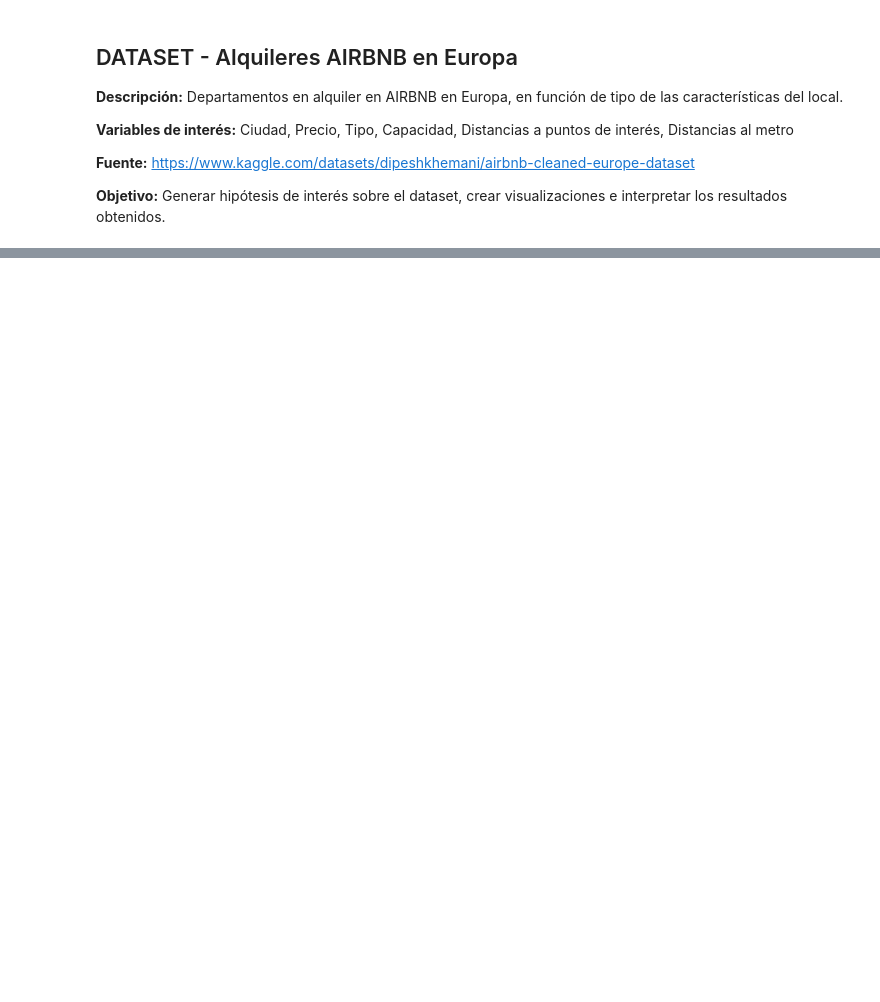
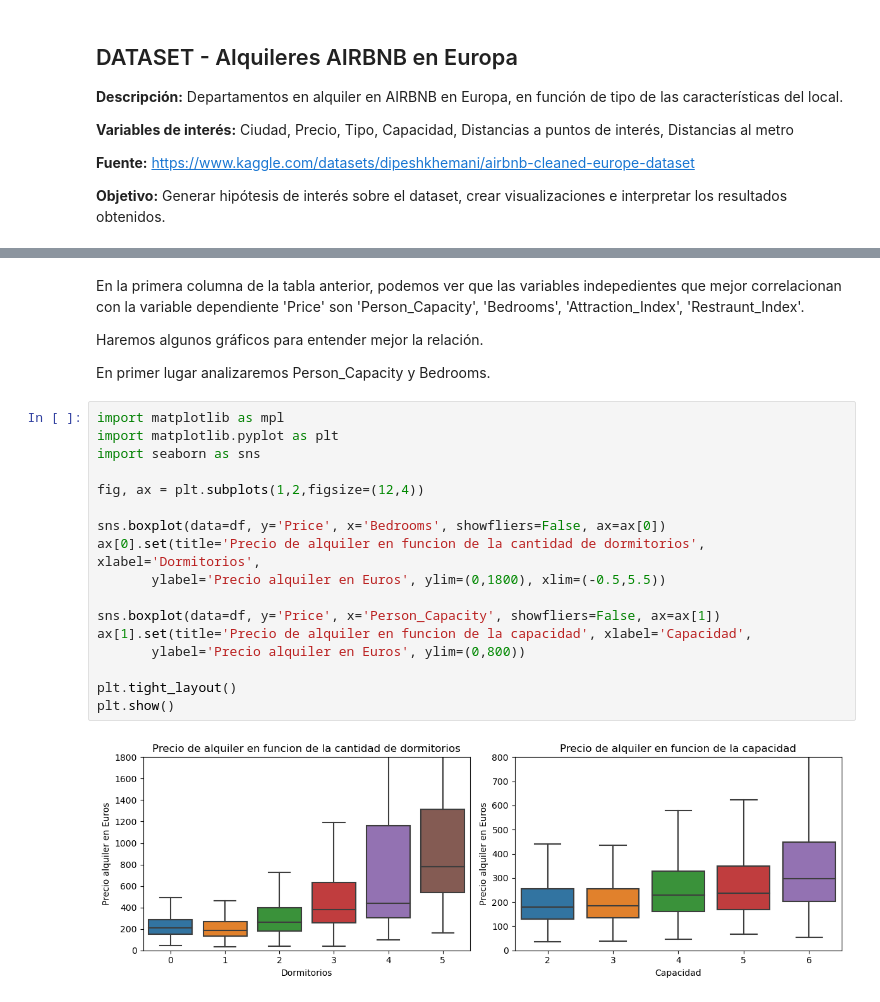
Before and after one commit to tekluis/CoderHouse, a Jupyter notebook: 3-PROYECTO_DS_PARTEI_TEK.ipynb, the cells around one changed output, grey strips where cells are left out. Cells and saved outputs as stored; diff of their text form; blank space fills up the shorter version.

```diff
--- a/3-PROYECTO_DS_PARTEI_TEK.ipynb
+++ b/3-PROYECTO_DS_PARTEI_TEK.ipynb
@@ -96,0 +90,25 @@ conteo.iloc[:,:1].rename(columns={'Price':'Cantidad'})
+# %% [markdown]
+En la primera columna de la tabla anterior, podemos ver que las variables indepedientes que mejor correlacionan con la variable dependiente 'Price' son 'Person_Capacity', 'Bedrooms', 'Attraction_Index', 'Restraunt_Index'.
+
+Haremos algunos gráficos para entender mejor la relación.
+
+En primer lugar analizaremos Person_Capacity y Bedrooms.
+# %%
+import matplotlib as mpl
+import matplotlib.pyplot as plt
+import seaborn as sns
+
+fig, ax = plt.subplots(1,2,figsize=(12,4))
+
+sns.boxplot(data=df, y='Price', x='Bedrooms', showfliers=False, ax=ax[0])
+ax[0].set(title='Precio de alquiler en funcion de la cantidad de dormitorios', xlabel='Dormitorios',
+       ylabel='Precio alquiler en Euros', ylim=(0,1800), xlim=(-0.5,5.5))
+
+sns.boxplot(data=df, y='Price', x='Person_Capacity', showfliers=False, ax=ax[1])
+ax[1].set(title='Precio de alquiler en funcion de la capacidad', xlabel='Capacidad',
+       ylabel='Precio alquiler en Euros', ylim=(0,800))
+
+plt.tight_layout()
+plt.show()
+# %% [output]
+[figure, added]
```
Also changed, not shown: parts of 23 cells of this notebook.
